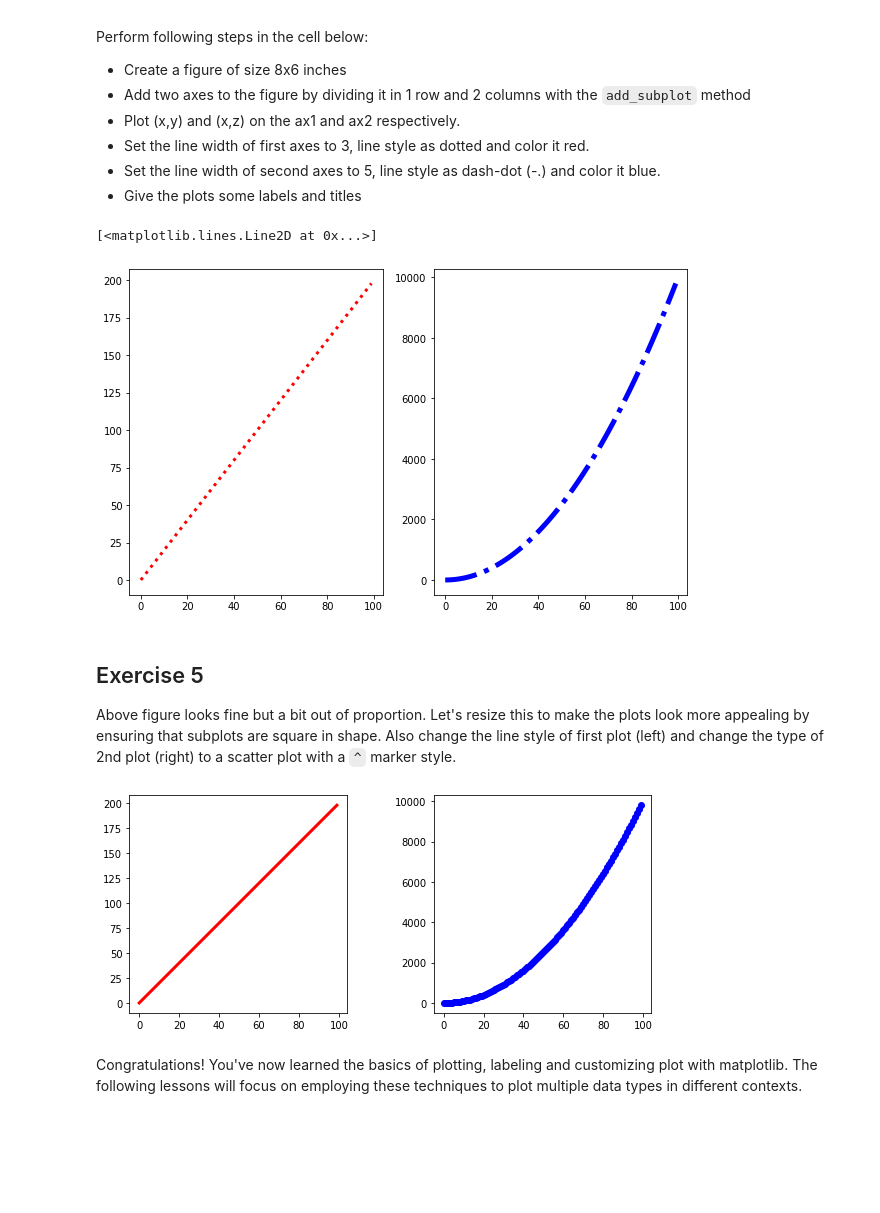
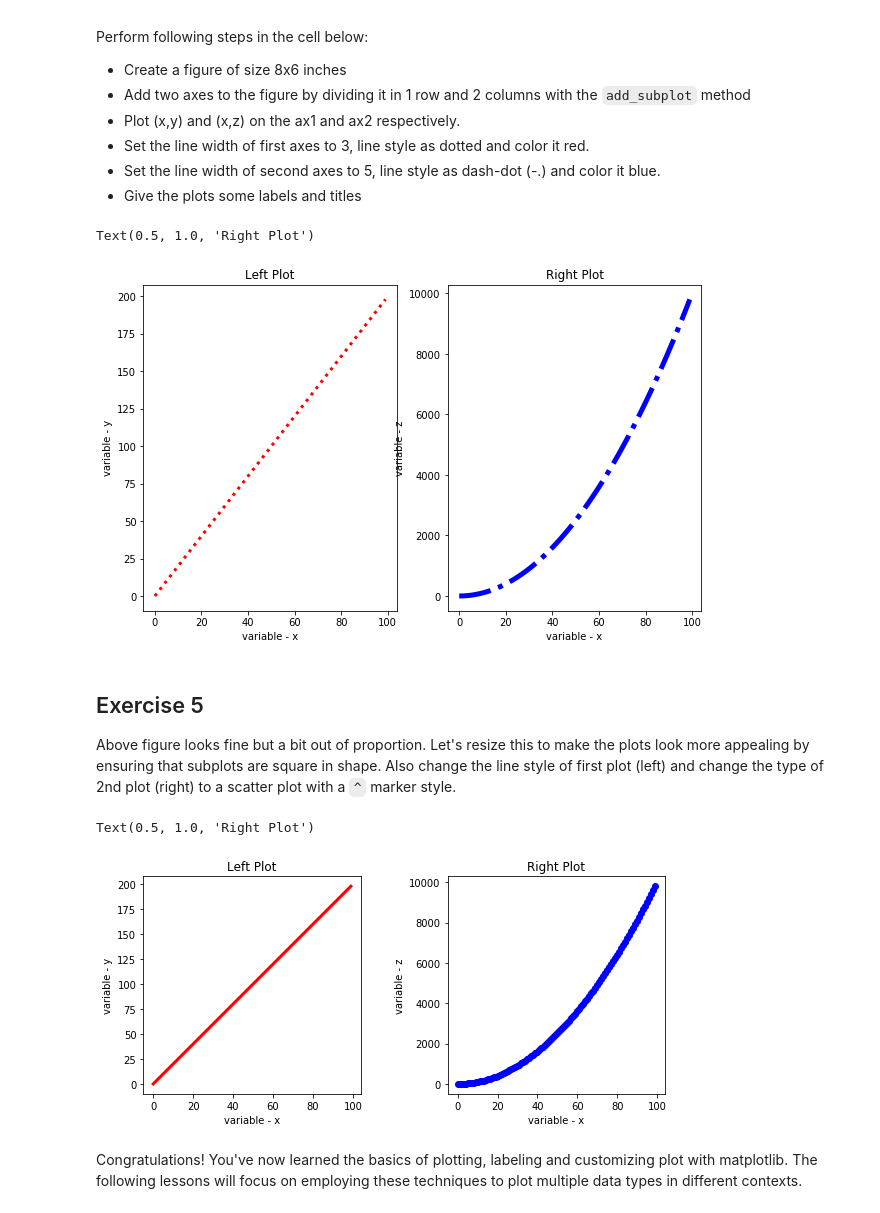
Before and after one commit to climatebrad/dsc-more-practice-with-matplotlib-lab-dc-ds-100719, a Jupyter notebook: index-brad.ipynb, the cells around one changed output. Drawn from its saved outputs; the diff is of its cells as text; code cells hidden in the pictures; blank space fills up the shorter version.

```diff
--- a/index-brad.ipynb
+++ b/index-brad.ipynb
@@ -122,22 +122,29 @@ Perform following steps in the cell below:
 # %%
 # Generate a list of numbers from 0 to 99
 x = np.arange(0,100)
 
 # Multiply values of x with 2 to get y
 y = x*2
 
 # Calculate square of values in for variable z
 z = x**2
 
 fig2 = plt.figure(figsize=(10,6))
 # fig2 = plt.figure()
 ax1 = fig2.add_subplot(121)
 ax2 = fig2.add_subplot(122)
 ax1.plot(x,y,lw=3,ls='dotted',color='red')
 ax2.plot(x,z,lw=5,ls='-.',color='blue')
+ax1.set_xlabel('variable - x')
+ax1.set_ylabel('variable - y')
+ax1.set_title('Left Plot')
+
+ax2.set_xlabel('variable - x')
+ax2.set_ylabel('variable - z')
+ax2.set_title('Right Plot')
 # %% [output]
-[<matplotlib.lines.Line2D at 0x...>]
+Text(0.5, 1.0, 'Right Plot')
-[figure, old version]
+[figure, new version]
 # %% [markdown]
 ## Exercise 5
 
@@ -151,10 +158,17 @@ ax1.plot(x,y,lw=3,ls='solid',color='red')
 ax2.scatter(x,z,lw=1,marker='o',color='blue')
 ax1.set_aspect(np.diff(ax1.get_xlim())/np.diff(ax1.get_ylim()))
 ax2.set_aspect(np.diff(ax2.get_xlim())/np.diff(ax2.get_ylim()))
+# no idea why set_aspect('equal', 'box') didn't work
+ax1.set_xlabel('variable - x')
+ax1.set_ylabel('variable - y')
+ax1.set_title('Left Plot')
 
-# no idea why set_aspect('equal', 'box') didn't work
+ax2.set_xlabel('variable - x')
+ax2.set_ylabel('variable - z')
+ax2.set_title('Right Plot')
 # %% [output]
+Text(0.5, 1.0, 'Right Plot')
-[figure, old version]
+[figure, new version]
 # %% [markdown]
 Congratulations! You've now learned the basics of plotting, labeling and customizing plot with matplotlib. The following lessons will focus on employing these techniques to plot multiple data types in different contexts.
 # %% [markdown]
```
